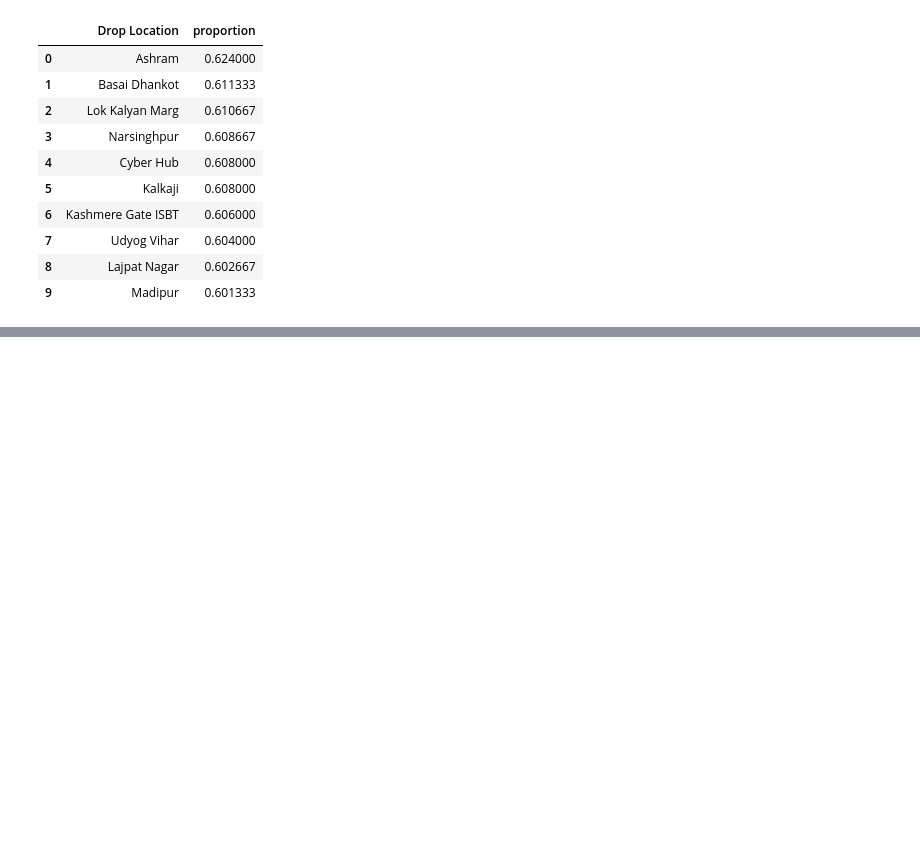
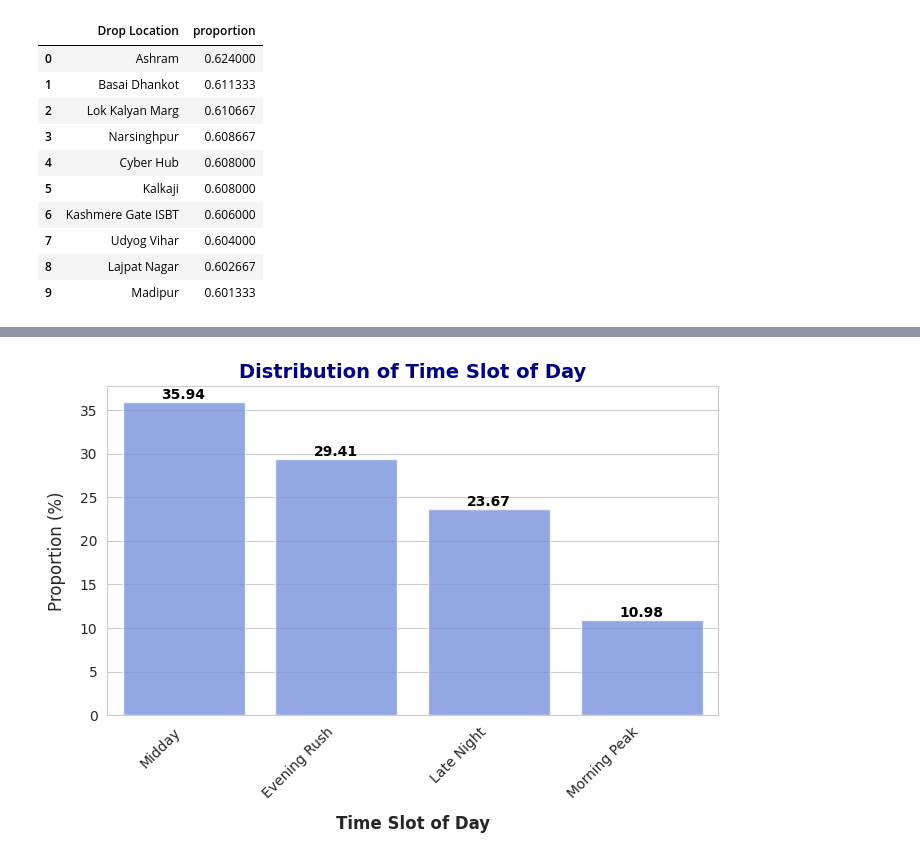
Before and after one commit to mohitDhami87/Uber_Ride_Completion_in_NCR_Bookings_CaseStudy, a Jupyter notebook: Uber_Ride_Completion_in_NCR_Bookings_CaseStudy.ipynb, the cells around one changed output, grey strips where cells are left out. Saved outputs shown, nothing was run; the diff lists cells and outputs as text; code cells hidden in the pictures; blank space fills up the shorter version.

```diff
--- a/Uber_Ride_Completion_in_NCR_Bookings_CaseStudy.ipynb
+++ b/Uber_Ride_Completion_in_NCR_Bookings_CaseStudy.ipynb
@@ -461,0 +682,15 @@ plt.show()
+# %%
+def get_time_slot(hour):
+    if 6 <= hour < 9: # 6 AM to 8:59 AM
+        return 'Morning Peak'
+    elif 9 <= hour < 16: # 9 AM to 3:59 PM
+        return 'Midday'
+    elif 16 <= hour < 20: # 4 PM to 7:59 PM
+        return 'Evening Rush'
+    else: # 8 PM to 5:59 AM
+        return 'Late Night'
+
+df['Time'] = pd.to_datetime(df['Time'], format='%H:%M:%S').dt.time
+df['Hour'] = df['Time'].apply(lambda x: x.hour)
+df['Time Slot of Day'] = df['Hour'].apply(get_time_slot)
+display(df['Time Slot of Day'].value_counts())
@@ -461,0 +705,24 @@ plt.show()
+# %%
+time_slot_dist = (df['Time Slot of Day'].value_counts(normalize=True) * 100).reset_index()
+time_slot_dist.columns = ['Time Slot', 'Proportion (%)']
+
+plt.figure(figsize=(7, 5))
+sns.barplot(data=time_slot_dist, x='Time Slot', y='Proportion (%)', alpha=0.8)
+
+plt.xlabel("Time Slot of Day", fontsize=12, fontweight='bold', labelpad=10)
+plt.ylabel("Proportion (%)", fontsize=12, labelpad=10)
+plt.title("Distribution of Time Slot of Day", fontsize=14, fontweight='bold', color='navy')
+plt.xticks(rotation=45, ha='right')
+
+for p in plt.gca().patches:
+    plt.gca().annotate(
+        f'{p.get_height():.2f}',
+        (p.get_x() + p.get_width() / 2, p.get_height()),
+        ha='center', va='bottom',
+        fontsize=10, fontweight='bold', color='black'
+    )
+
+plt.tight_layout()
+plt.show()
+# %% [output]
+[figure, added]
```
Also changed, not shown: parts of 114 cells of this notebook.
